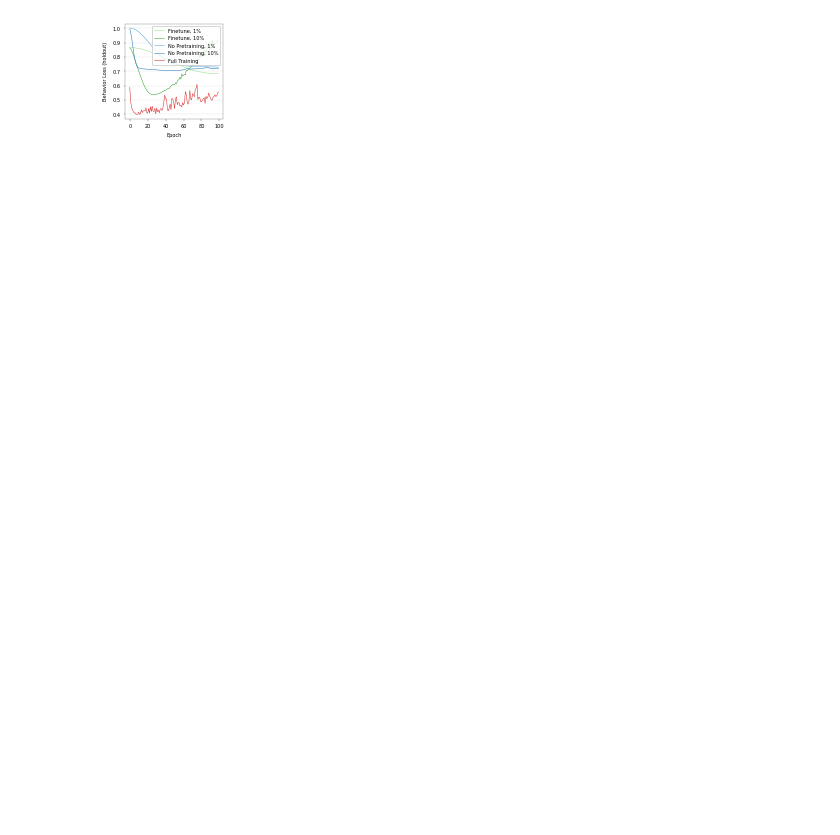
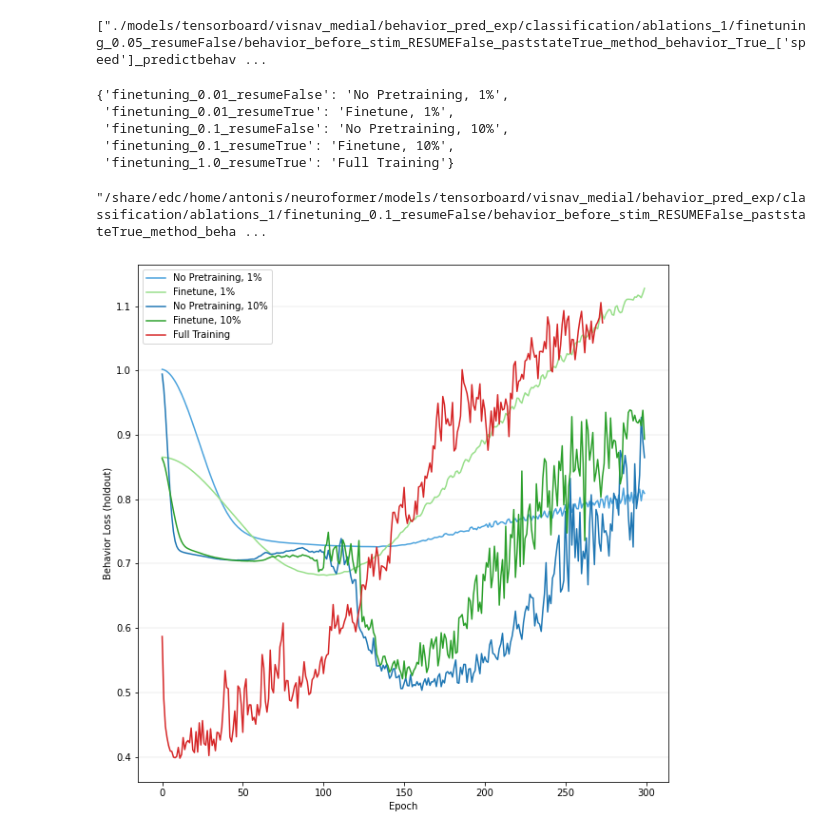
Before and after one commit to a-antoniades/neuroformer_, a Jupyter notebook: experiment_plot_behavior.ipynb, the cells around one changed output. Saved outputs shown, nothing was run; the diff lists cells and outputs as text; code cells hidden in the pictures; blank space fills up the shorter version.

```diff
--- a/experiment_plot_behavior.ipynb
+++ b/experiment_plot_behavior.ipynb
@@ -71,0 +200,9 @@ exp_mlp_files = glob.glob(os.path.join(exp_mlp, "**/**.csv"), recursive=True)
+# %%
+# get folders in dir
+base_directory = "./models/tensorboard/visnav_medial/behavior_pred_exp/classification/ablations_1"
+folders = [os.path.join(base_directory, f) for f in os.listdir(base_directory) if os.path.isdir(os.path.join(base_directory, f))]
+# get all files in base_dir that are events.out.tfevents
+folders = glob.glob(os.path.join(base_directory, "**", "events.out.tfevents*"), recursive=True)
+print(folders)
+# %% [output]
+["./models/tensorboard/visnav_medial/behavior_pred_exp/classification/ablations_1/finetuning_0.05_resumeFalse/behavior_before_stim_RESUMEFalse_paststateTrue_method_behavior_True_['speed']_predictbehav ...
@@ -72,3 +211,16 @@ exp_mlp_files = glob.glob(os.path.join(exp_mlp, "**/**.csv"), recursive=True)
+# %%
+rename_mapping
+# %% [output]
+{'finetuning_0.01_resumeFalse': 'No Pretraining, 1%',
+ 'finetuning_0.01_resumeTrue': 'Finetune, 1%',
+ 'finetuning_0.1_resumeFalse': 'No Pretraining, 10%',
+ 'finetuning_0.1_resumeTrue': 'Finetune, 10%',
+ 'finetuning_1.0_resumeTrue': 'Full Training'}
+# %%
+log_file = "/share/edc/home/antonis/neuroformer/models/tensorboard/visnav_medial/behavior_pred_exp/classification/ablations_1/finetuning_0.1_resumeFalse"
+glob.glob(os.path.join(log_file, "**/events.out.tfevents*"), recursive=True)[0]
+# %% [output]
+"/share/edc/home/antonis/neuroformer/models/tensorboard/visnav_medial/behavior_pred_exp/classification/ablations_1/finetuning_0.1_resumeFalse/behavior_before_stim_RESUMEFalse_paststateTrue_method_beha ...
 # %%
 import os
 import matplotlib.pyplot as plt
@@ -78,11 +230,11 @@ from tensorboard.backend.event_processing.event_accumulator import EventAccumula
 import seaborn as sns
 from neuroformer.visualize import nature_style
 # nature_style()
-set_research_params()
+# set_research_params()
 
 y_keys = ["Loss/test_behavior"]
 y_key_labels = ["Behavior Loss"]
-n_epochs = 100
+n_epochs = 300
 
 # fig.suptitle("Eye pos vs. None, Lateral DS")
 # fig.text(0.5, 0.04, "Epoch", ha="center", va="center")
@@ -97,40 +249,43 @@ color_dict = {
 }
 
 
-
-plt.figure(figsize=(1.75, 1.75))
-for n_file, log_file in enumerate(folders):
-        key = log_file.split("/")[7]
-        key_title = rename_mapping[key]
+log_path = "/share/edc/home/antonis/neuroformer/models/tensorboard/visnav_medial/behavior_pred_exp/classification/ablations_1"
+plt.figure(figsize=(10, 10))
+for n_file, log_name in enumerate(rename_mapping.keys()):
+        log_file = os.path.join(log_path, log_name)
+        # find file that starts with events.out.tfevents
+        log_file = glob.glob(os.path.join(log_file, "**/events.out.tfevents*"), recursive=True)[0]
+        key = log_file.split("/")[-1]
+        key_title = rename_mapping[log_name]
         for idx, y_key in enumerate(y_keys):
             event_accumulator = EventAccumulator(log_file)
             # print(event_accumulator.Tags())
             event_accumulator.Reload()
             tags = event_accumulator.Tags()['scalars']
             if y_key in tags:
                 values = event_accumulator.Scalars(y_key)
                 steps = [v.step for v in values][:n_epochs]
                 values = [v.value for v in values][:n_epochs]
                 data = pd.DataFrame({"steps": steps, key_title: values})
                 # sns.lineplot(data=data, x="steps", y=key_title, ax=axs[idx//2, idx%2], label=key_title, color=color_dict[key_title])
                 plt.plot(steps, values, label=key_title, color=color_dict[key_title])
 
 plt.legend()
 plt.grid(zorder=0, axis='y', linewidth=0.2)
 plt.xlabel("Epoch")
 plt.ylabel("Behavior Loss (holdout)")
 
 plt.savefig(os.path.join(save_path, f"losses.pdf"), bbox_inches='tight')
 plt.savefig(os.path.join(save_path, f"losses.png"), bbox_inches='tight')
 
 
 # ax.get_legend().remove()
 # make background non-transparent
 # fig.patch.set_alpha(1)
 # plt.tight_layout()
 
 # save_path = "./models/tensorboard/visnav/behavior_pred_exp/plots"
 plt.savefig(os.path.join(save_path, "losses.png"), dpi=300)
 plt.savefig(os.path.join(save_path, "losses.pdf"), dpi=300)
 # %% [output]
-[figure, old version]
+[figure, new version]
```
Also changed, not shown: parts of 8 cells of this notebook, 30 other files.
